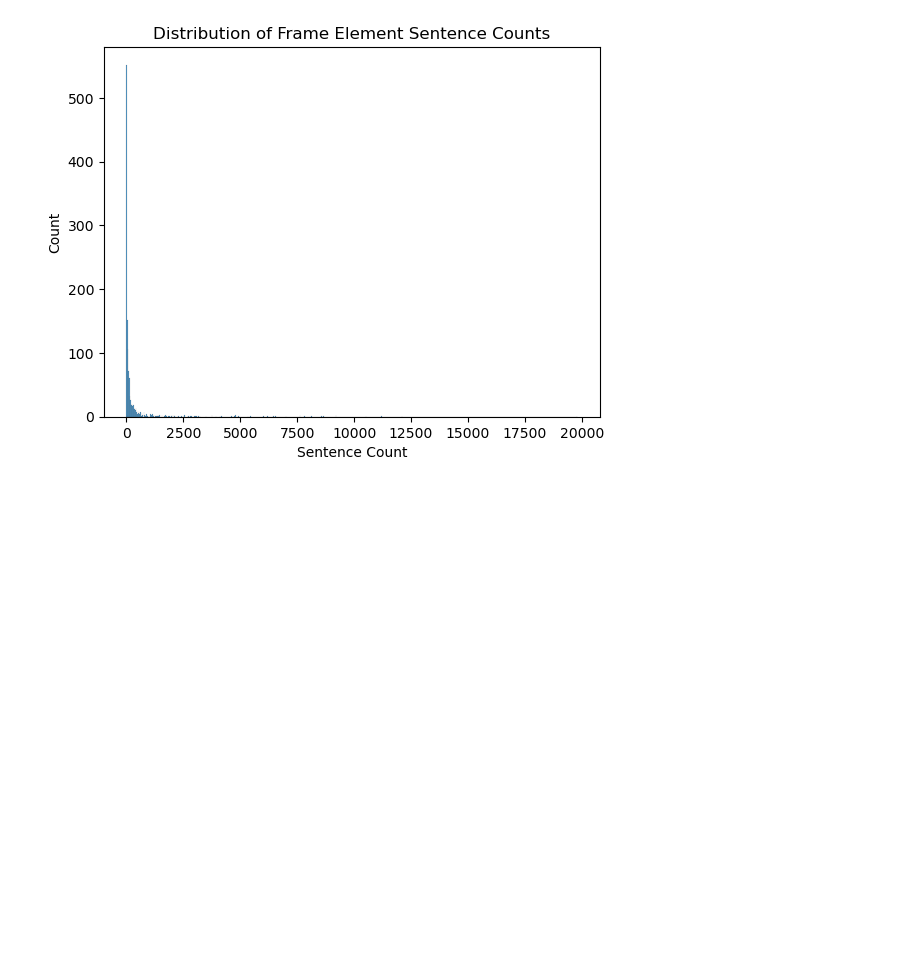
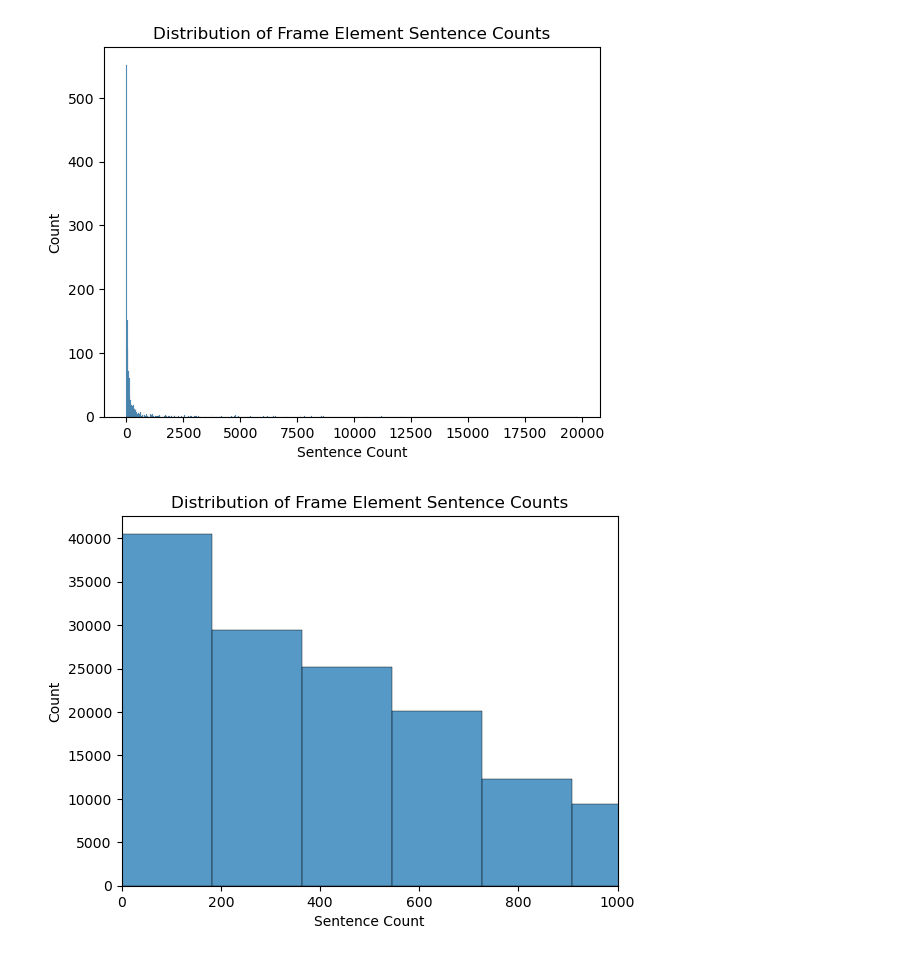
Before and after one commit to ryandschaefer/cs5322-project, a Jupyter notebook: src/statistics.ipynb, the cells around one changed output. Cells and saved outputs as stored; diff of their text form; code cells hidden in the pictures; blank space fills up the shorter version.

Commit message:
Extra histogram

```diff
--- a/src/statistics.ipynb
+++ b/src/statistics.ipynb
@@ -195,6 +195,14 @@ plt.title("Distribution of Frame Element Sentence Counts")
 plt.show()
 # %% [output]
 [figure]
+# %%
+sns.histplot(df_fe, x = "Sentence Count")
+plt.title("Distribution of Frame Element Sentence Counts")
+plt.xlim(0, 1000)
+
+plt.show()
+# %% [output]
+[figure, added]
 # %%
 df_fe["Sentence"] = list(map(lambda x: list(fe_sentences[x]), frame_elements))
 df_fe = df_fe.explode("Sentence")
```
Also changed, not shown: parts of 3 cells of this notebook, 2 other files.
